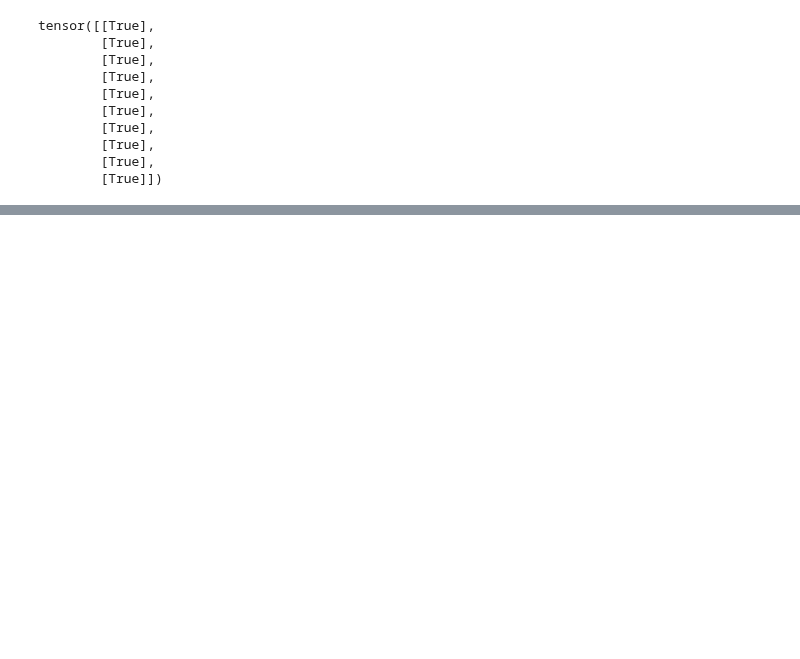
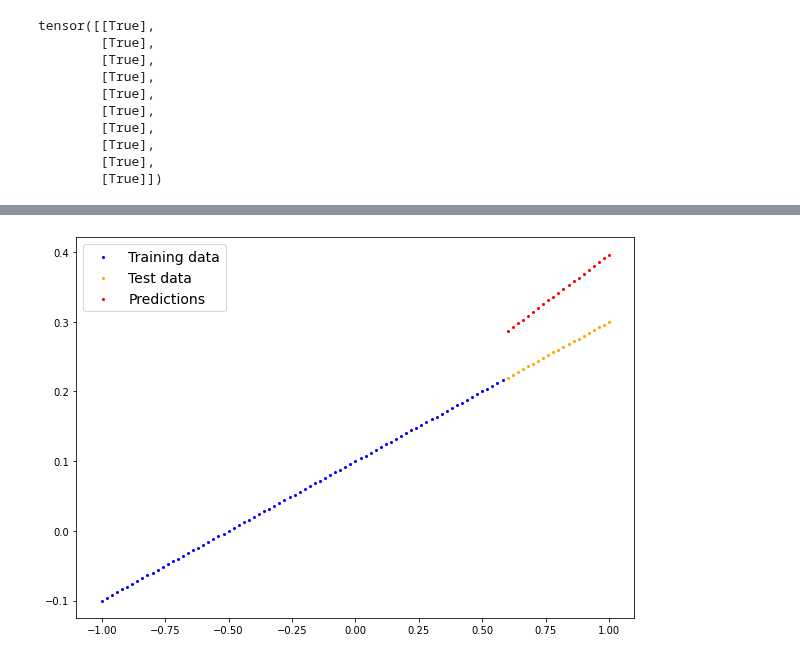
Before and after one commit to kay-squared/PyTorchLearn, a Jupyter notebook: 01_PyTorch_Workflow_video.ipynb, the cells around one changed output, grey strips where cells are left out. Saved outputs shown, nothing was run; the diff lists cells and outputs as text; code cells hidden in the pictures; blank space fills up the shorter version.

```diff
--- a/01_PyTorch_Workflow_video.ipynb
+++ b/01_PyTorch_Workflow_video.ipynb
@@ -518,0 +569,25 @@ torch.save({
+# %%
+
+
+class LinearRegressionModelV2(nn.Module):
+  def __init__(self):
+    super().__init__()
+
+    '''
+    use a new method for initializing parameters
+    initialize layers that have the parameters
+    instead of iniitializing the. parameters themselves
+    self.weights = nn.Parameter(torch.randn(1,
+                                            requires_grad=True,
+                                            dtype=torch.float))
+    self.bias = nn.Parameter(torch.randn(1,
+                                         requires_grad=True,
+                                         dtype=torch.float))
+
+    def forward() is also changed
+    '''
+    self.linear_layer = nn.Linear(in_features = 1,
+                                  out_features = 1)        # R --> R; one layer only.
+
+  def forward(self,x:torch.Tensor) -> torch.Tensor:
+    return self.linear_layer(x)
@@ -518,0 +666,14 @@ torch.save({
+# %%
+train_data = X_train.detach().cpu().numpy()
+train_labels = y_train.detach().cpu().numpy()
+test_data = X_test.detach().cpu().numpy()
+test_labels = y_test.detach().cpu().numpy()
+y_pred_test = model_1(X_test)
+
+plot_predictions(train_data=train_data,
+                 train_labels = train_labels,
+                 test_data=test_data,
+                 test_labels=test_labels,
+                 predictions = y_pred_test.detach().cpu().numpy())
+# %% [output]
+[figure, added]
```
Also changed, not shown: parts of 19 cells of this notebook.
